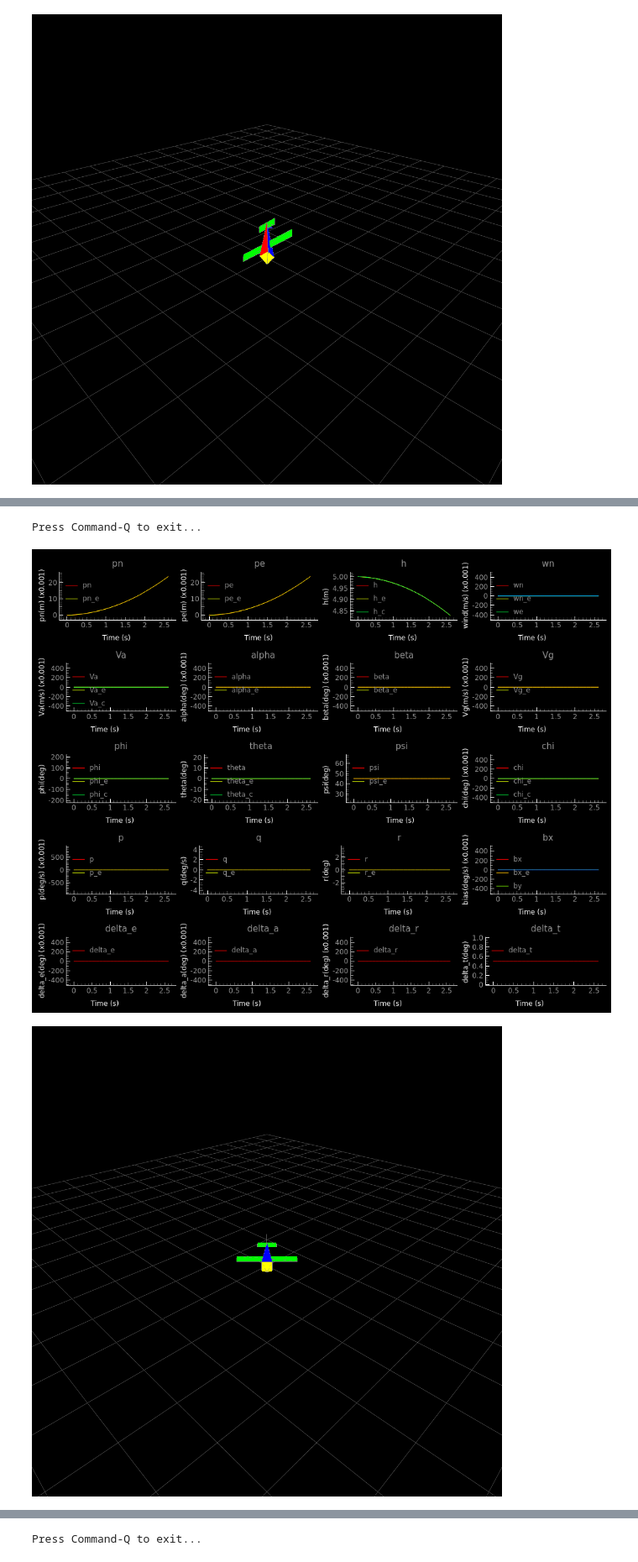
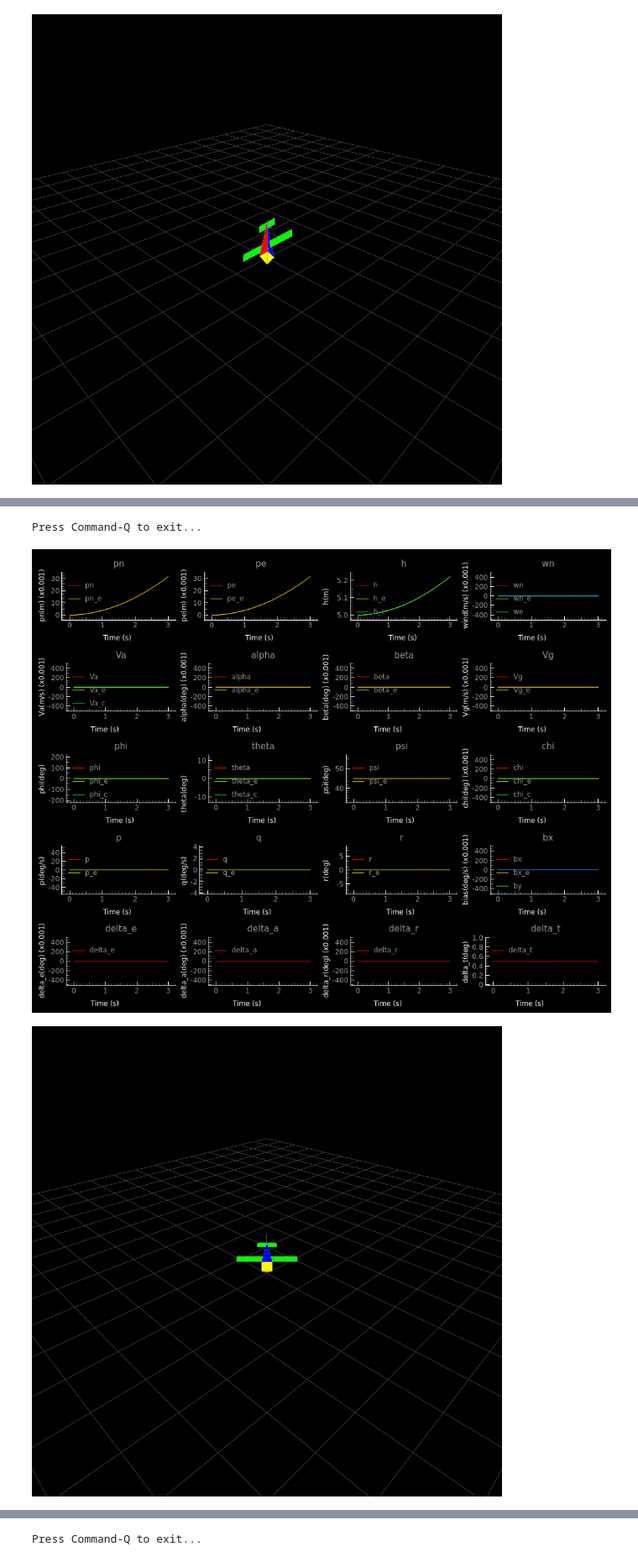
Before and after one commit to Isaacwilliam4/mavsim_python, a Jupyter notebook: usu_assignments/ch03_dynamics.ipynb, the cells around one changed output, grey strips where cells are left out. Shown at 84% size. Cells and saved outputs as stored; diff of their text form; code cells hidden in the pictures.

```diff
--- a/usu_assignments/ch03_dynamics.ipynb
+++ b/usu_assignments/ch03_dynamics.ipynb
@@ -136,19 +132,19 @@ For this problem, you will test the dynamics function with zero initial conditio
 # %%
 # Initialize the simulation parameters
 sim_params = MsgSimParams(end_time=10.) # Sim ending in 10 seconds
 state = DynamicState(state=np.zeros([13,1])) # State initialized to zeros
 state.set_attitude_euler(0., 0., np.pi/4.)
 fm = ForceMoments(force_moment=np.zeros([6,1])) # Set all forces equal to zero
 state.down = -5
 fm.fx = 0.1
-fm.fz = 0.5
+fm.fz = -0.5
 
 # Run the simulation and display the data
 run_sim_and_display(sim_params, state, fm)
 # %% [output]
 Press Command-Q to exit...
-[figure, old version]
+[figure, new version]
-[figure, old version]
+[figure, new version]
 # %% [markdown]
 ## Problem 5: Constant Torque Inputs
 For this problem, you will test the dynamics function with zero initial conditions and constant force inputs. Set the initial conditions such that the vehicle starts at zero north and east position, and an altitude of 5 meters.  Set the initial attitude (yaw) to $\frac{\pi}{4}$ and zero roll and pitch.  Set all velocities to zero. Define the torque about the $x$-axis as 0.1 with all other torques and forces zeroed out.
```
Also changed, not shown: parts of 2 cells of this notebook.
